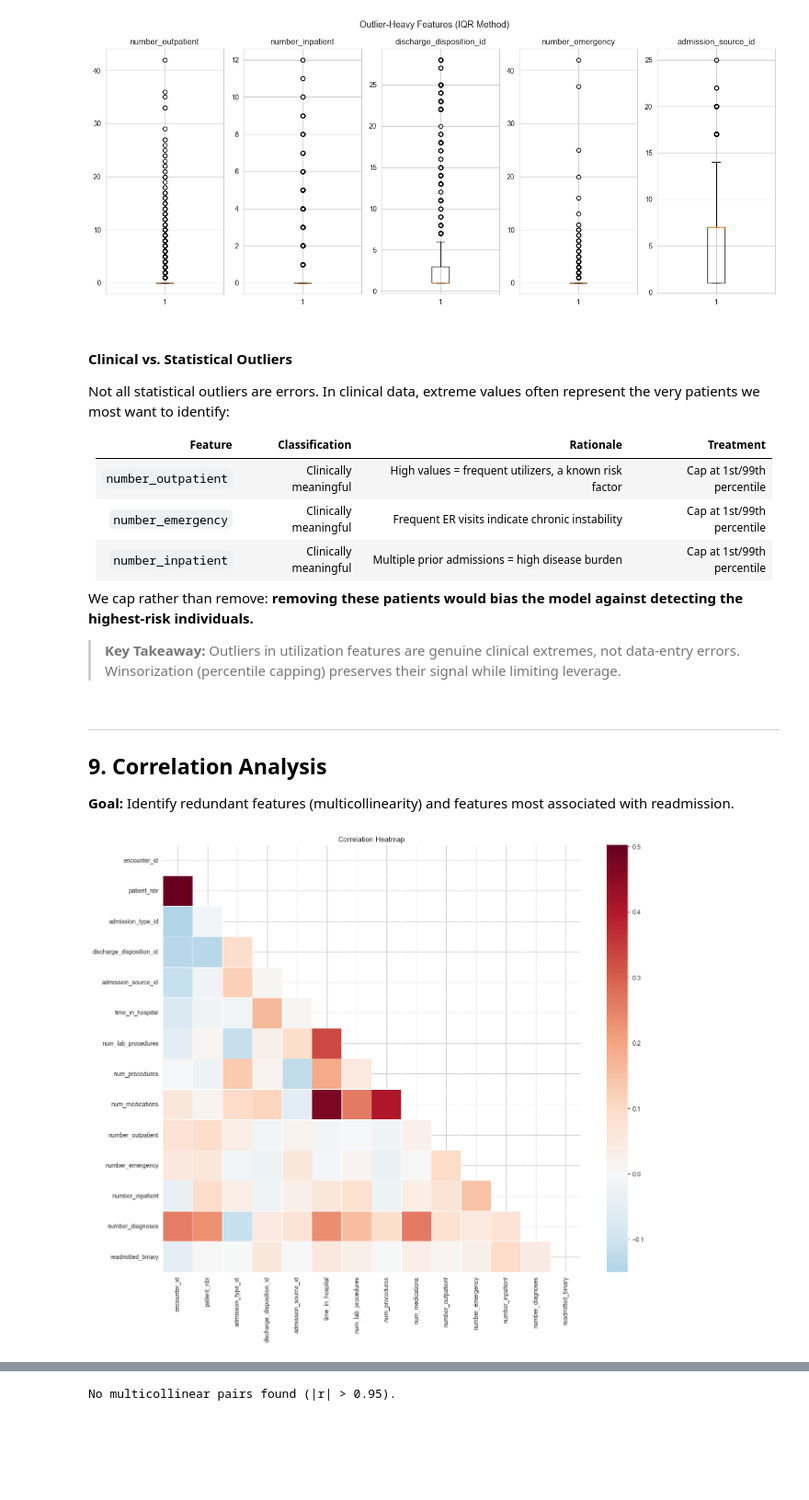
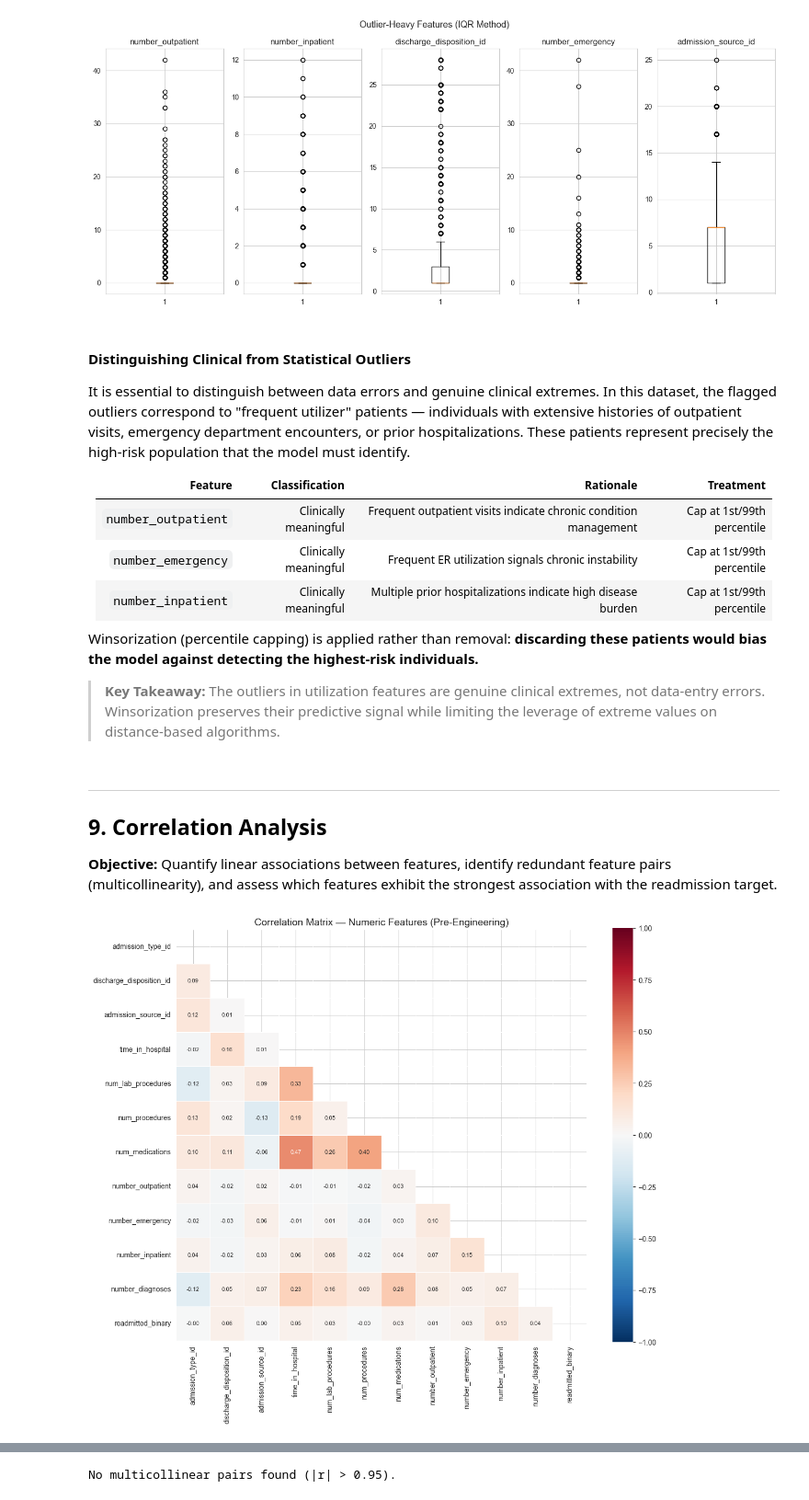
Before and after one commit to hidaeraldo/machine-learining-project, a Jupyter notebook: notebooks/notebook_presentation.ipynb, the cells around one changed output, grey strips where cells are left out. Shown at 92% size. Cells and saved outputs as stored; diff of their text form; code cells hidden in the pictures; blank space fills up the shorter version.

```diff
--- a/notebooks/notebook_presentation.ipynb
+++ b/notebooks/notebook_presentation.ipynb
@@ -354,29 +359,43 @@ plot_outlier_boxplots(df, top_outlier_features)
 # %% [output]
 [figure]
 # %% [markdown]
-#### Clinical vs. Statistical Outliers
+#### Distinguishing Clinical from Statistical Outliers
 
-Not all statistical outliers are errors. In clinical data, extreme values often represent the very patients we most want to identify:
+It is essential to distinguish between data errors and genuine clinical extremes. In this dataset, the flagged outliers correspond to "frequent utilizer" patients — individuals with extensive histories of outpatient visits, emergency department encounters, or prior hospitalizations. These patients represent precisely the high-risk population that the model must identify.
 
 | Feature | Classification | Rationale | Treatment |
 |---------|---------------|-----------|----------|
-| `number_outpatient` | Clinically meaningful | High values = frequent utilizers, a known risk factor | Cap at 1st/99th percentile |
-| `number_emergency` | Clinically meaningful | Frequent ER visits indicate chronic instability | Cap at 1st/99th percentile |
-| `number_inpatient` | Clinically meaningful | Multiple prior admissions = high disease burden | Cap at 1st/99th percentile |
+| `number_outpatient` | Clinically meaningful | Frequent outpatient visits indicate chronic condition management | Cap at 1st/99th percentile |
+| `number_emergency` | Clinically meaningful | Frequent ER utilization signals chronic instability | Cap at 1st/99th percentile |
+| `number_inpatient` | Clinically meaningful | Multiple prior hospitalizations indicate high disease burden | Cap at 1st/99th percentile |
 
-We cap rather than remove: **removing these patients would bias the model against detecting the highest-risk individuals.**
+Winsorization (percentile capping) is applied rather than removal: **discarding these patients would bias the model against detecting the highest-risk individuals.**
 
-> **Key Takeaway:** Outliers in utilization features are genuine clinical extremes, not data-entry errors. Winsorization (percentile capping) preserves their signal while limiting leverage.
+> **Key Takeaway:** The outliers in utilization features are genuine clinical extremes, not data-entry errors. Winsorization preserves their predictive signal while limiting the leverage of extreme values on distance-based algorithms.
 # %% [markdown]
 ---
 
 ## 9. Correlation Analysis
 
-**Goal:** Identify redundant features (multicollinearity) and features most associated with readmission.
+**Objective:** Quantify linear associations between features, identify redundant feature pairs (multicollinearity), and assess which features exhibit the strongest association with the readmission target.
-# %%
-corr_matrix = plot_correlation_heatmap(df)
-# %% [output]
-[figure, removed]
+# %%
+# Annotated correlation heatmap (pre-feature-engineering)
+# Exclude identifier columns — they are arbitrary IDs with no predictive value
+numeric_features = df.select_dtypes(include=[np.number]).columns.tolist()
+numeric_features = [c for c in numeric_features if c not in ['encounter_id', 'patient_nbr']]
+corr_matrix = df[numeric_features].corr()
+
+fig, ax = plt.subplots(figsize=(12, 10))
+mask = np.triu(np.ones_like(corr_matrix, dtype=bool))
+sns.heatmap(corr_matrix, mask=mask, annot=True, fmt='.2f',
+            cmap='RdBu_r', center=0, linewidths=0.5,
+            ax=ax, vmin=-1, vmax=1, square=True,
+            annot_kws={'size': 8})
+ax.set_title('Correlation Matrix — Numeric Features (Pre-Engineering)', fontsize=14)
+plt.tight_layout()
+plt.show()
+# %% [output]
+[figure, added]
 # %%
 target_corr = correlation_with_target(corr_matrix, 'readmitted_binary')
 
```
Also changed, not shown: parts of 34 cells of this notebook.
